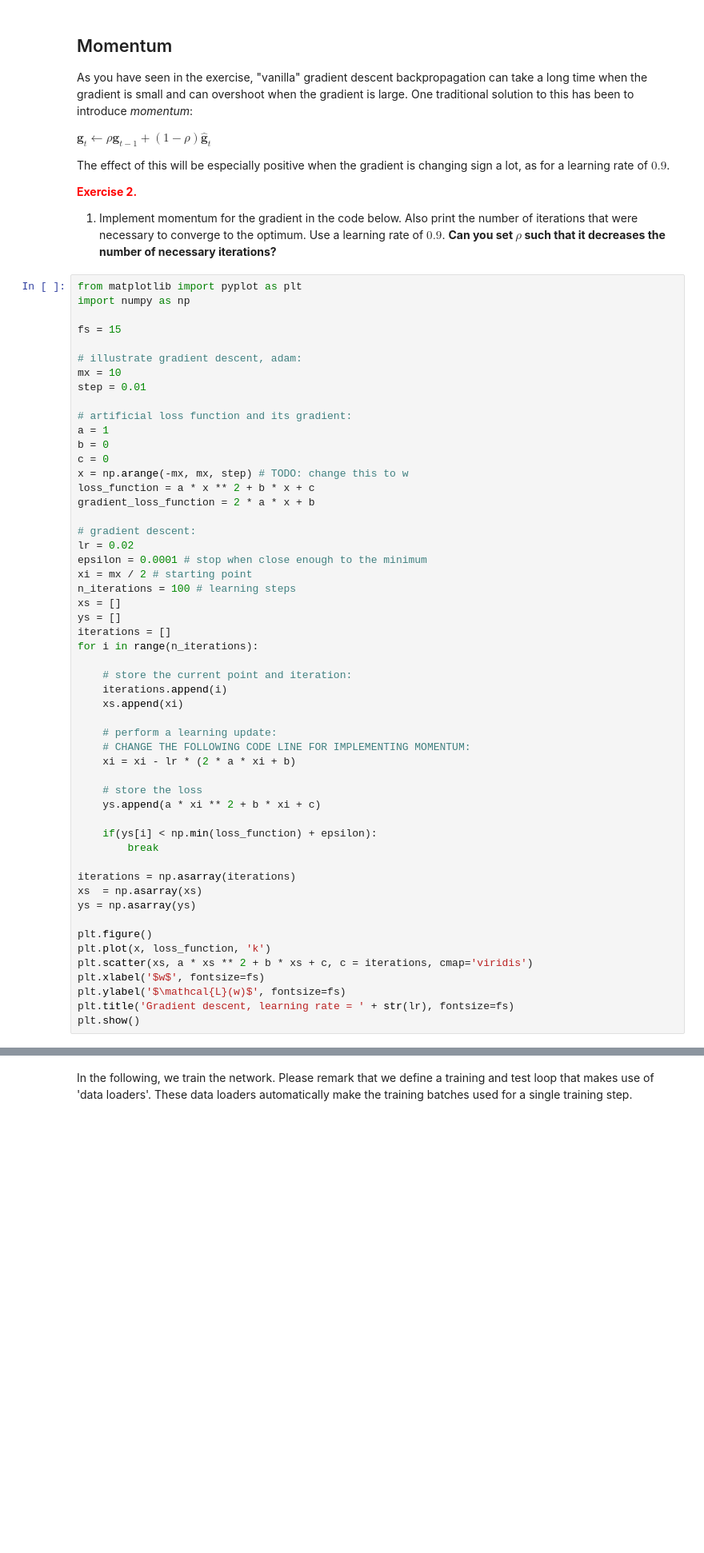
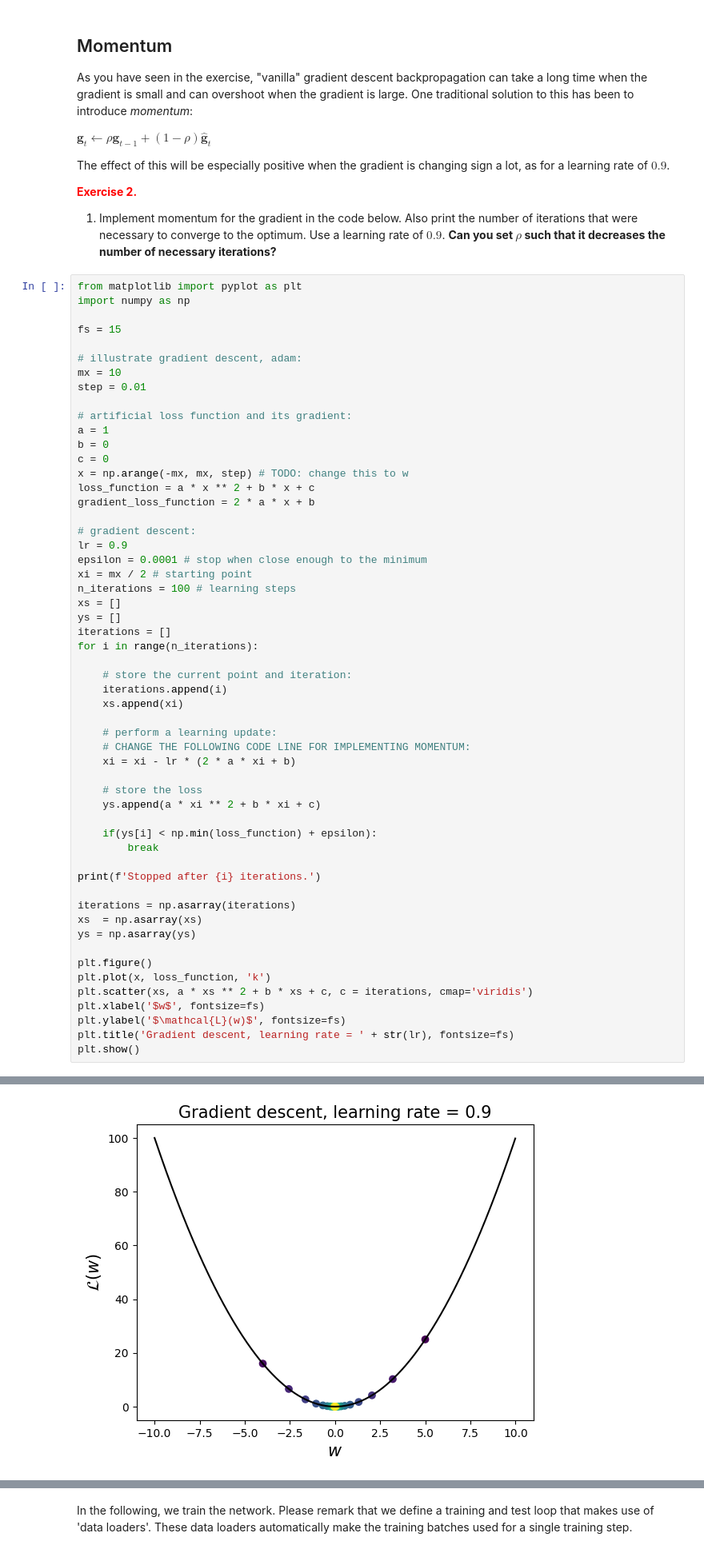
Before and after one commit to guidoAI/DNNs, a Jupyter notebook: Deep neural networks.ipynb, the cells around one changed output, grey strips where cells are left out. Shown at 80% size. Saved outputs shown, nothing was run; the diff lists cells and outputs as text; blank space fills up the shorter version.

```diff
--- a/Deep neural networks.ipynb
+++ b/Deep neural networks.ipynb
@@ -113,7 +115,7 @@ loss_function = a * x ** 2 + b * x + c
 gradient_loss_function = 2 * a * x + b
 
 # gradient descent:
-lr = 0.02
+lr = 0.9
 epsilon = 0.0001 # stop when close enough to the minimum
 xi = mx / 2 # starting point
 n_iterations = 100 # learning steps
@@ -136,6 +138,8 @@ for i in range(n_iterations):
     if(ys[i] < np.min(loss_function) + epsilon):
         break
 
+print(f'Stopped after {i} iterations.')
+
 iterations = np.asarray(iterations)
 xs  = np.asarray(xs)
 ys = np.asarray(ys)
@@ -147,3 +151,4 @@ plt.xlabel('$w$', fontsize=fs)
 plt.ylabel('$\mathcal{L}(w)$', fontsize=fs)
 plt.title('Gradient descent, learning rate = ' + str(lr), fontsize=fs)
 plt.show()
+# %% [output]
@@ -150,3 +156,4 @@ plt.show()
+[figure, added]
 # %% [markdown]
 ## Adaptive moments (Adam)
 
```
Also changed, not shown: parts of 11 cells of this notebook.
